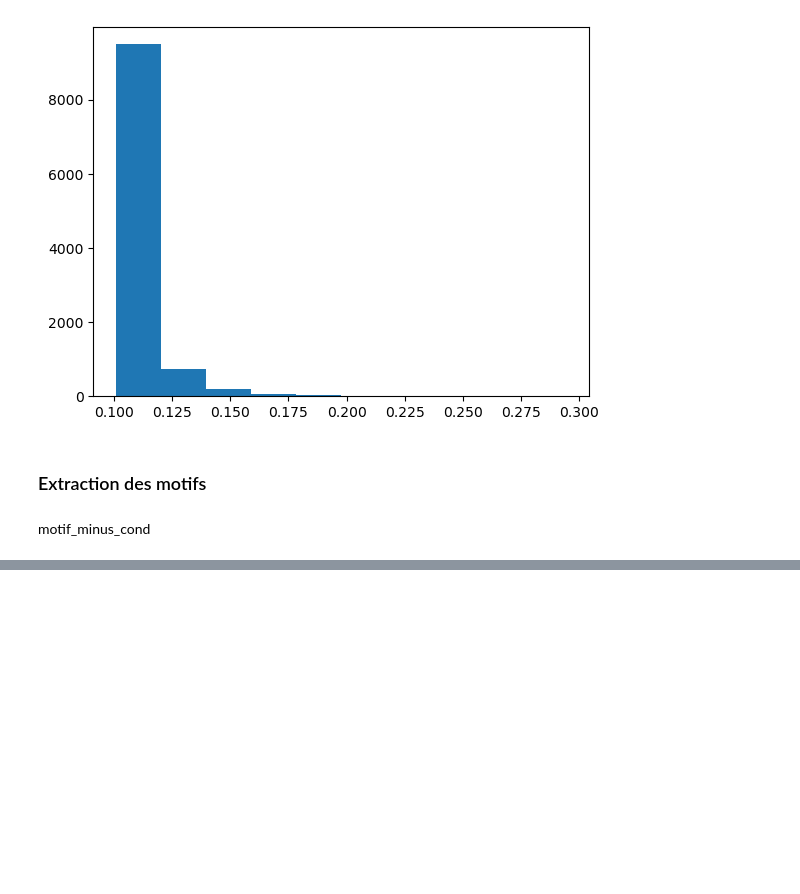
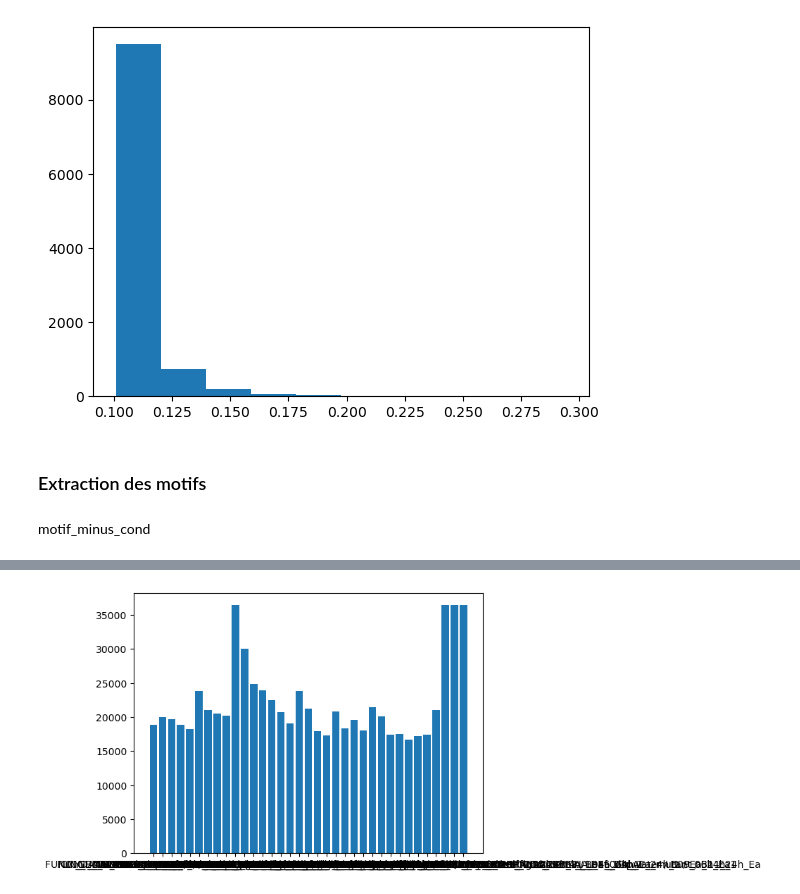
Before and after one commit to JhonatanFelix/Projet_fil_rouge_2024, a Jupyter notebook: motif_frequent_gen.ipynb, the cells around one changed output, grey strips where cells are left out. Cells and saved outputs as stored; diff of their text form; code cells hidden in the pictures; blank space fills up the shorter version.

```diff
--- a/motif_frequent_gen.ipynb
+++ b/motif_frequent_gen.ipynb
@@ -322,0 +359,9 @@ motif_minus_cond_data
+# %%
+values = motif_plus_cond_data.drop("_condition", axis=1).sum(axis="columns")
+cond = motif_plus_cond_data["_condition"].to_list()
+
+plt.figure()
+plt.bar(cond,values)
+plt.show()
+# %% [output]
+[figure, added]
```
Also changed, not shown: parts of 14 cells of this notebook.
